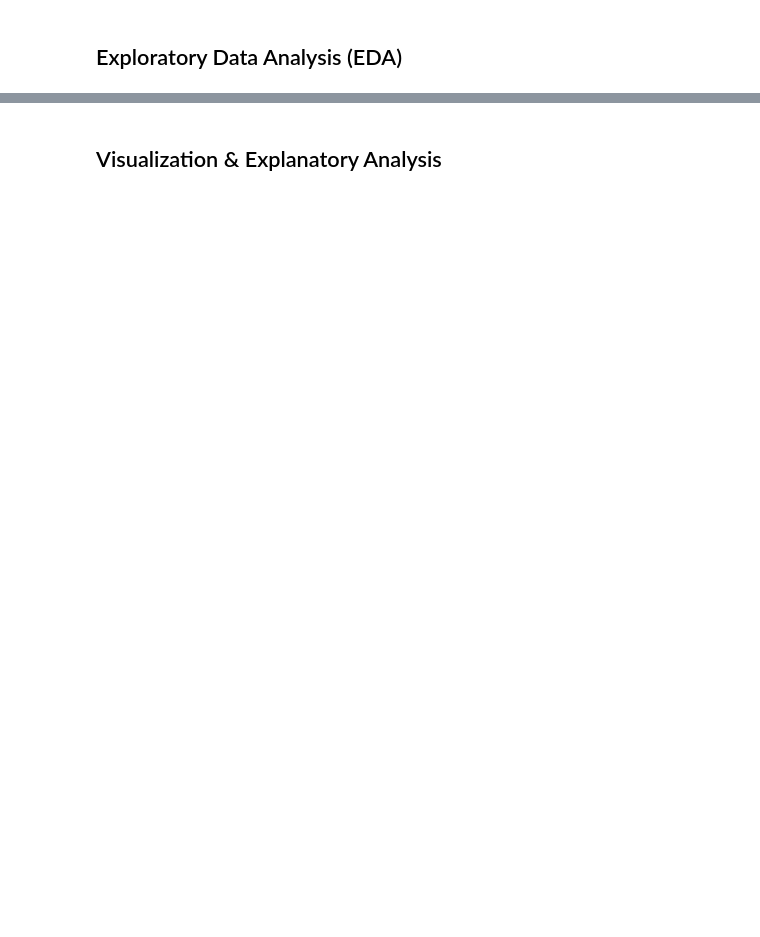
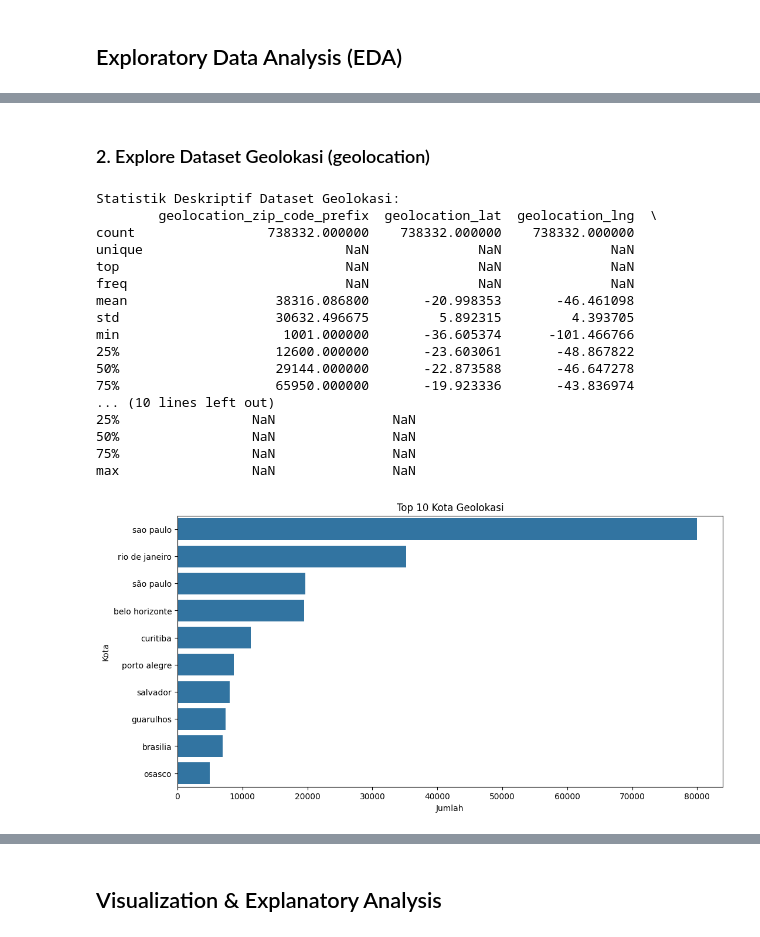
Before and after one commit to xebec51/Dicoding-Proyek-Analisis-Data, a Jupyter notebook: Proyek_Analisis_Data.ipynb, the cells around one changed output, grey strips where cells are left out. Saved outputs shown, nothing was run; the diff lists cells and outputs as text; code cells hidden in the pictures; blank space fills up the shorter version.

```diff
--- a/Proyek_Analisis_Data.ipynb
+++ b/Proyek_Analisis_Data.ipynb
@@ -40,0 +306,33 @@
+# %% [markdown]
+### 2. Explore Dataset Geolokasi (geolocation)
+# %%
+# Menampilkan statistik deskriptif
+print("Statistik Deskriptif Dataset Geolokasi:")
+print(geolocation.describe(include='all'))
+
+# Menampilkan distribusi kota geolokasi
+plt.figure(figsize=(12, 6))
+sns.countplot(y='geolocation_city', data=geolocation, order=geolocation['geolocation_city'].value_counts().head(10).index)
+plt.title('Top 10 Kota Geolokasi')
+plt.xlabel('Jumlah')
+plt.ylabel('Kota')
+plt.show()
+# %% [output]
+Statistik Deskriptif Dataset Geolokasi:
+        geolocation_zip_code_prefix  geolocation_lat  geolocation_lng  \
+count                 738332.000000    738332.000000    738332.000000
+unique                          NaN              NaN              NaN
+top                             NaN              NaN              NaN
+freq                            NaN              NaN              NaN
+mean                   38316.086800       -20.998353       -46.461098
+std                    30632.496675         5.892315         4.393705
+min                     1001.000000       -36.605374      -101.466766
+25%                    12600.000000       -23.603061       -48.867822
+50%                    29144.000000       -22.873588       -46.647278
+75%                    65950.000000       -19.923336       -43.836974
+... (10 lines left out)
+25%                 NaN               NaN
+50%                 NaN               NaN
+75%                 NaN               NaN
+max                 NaN               NaN
+[figure, added]
```
Also changed, not shown: parts of 41 cells of this notebook.
